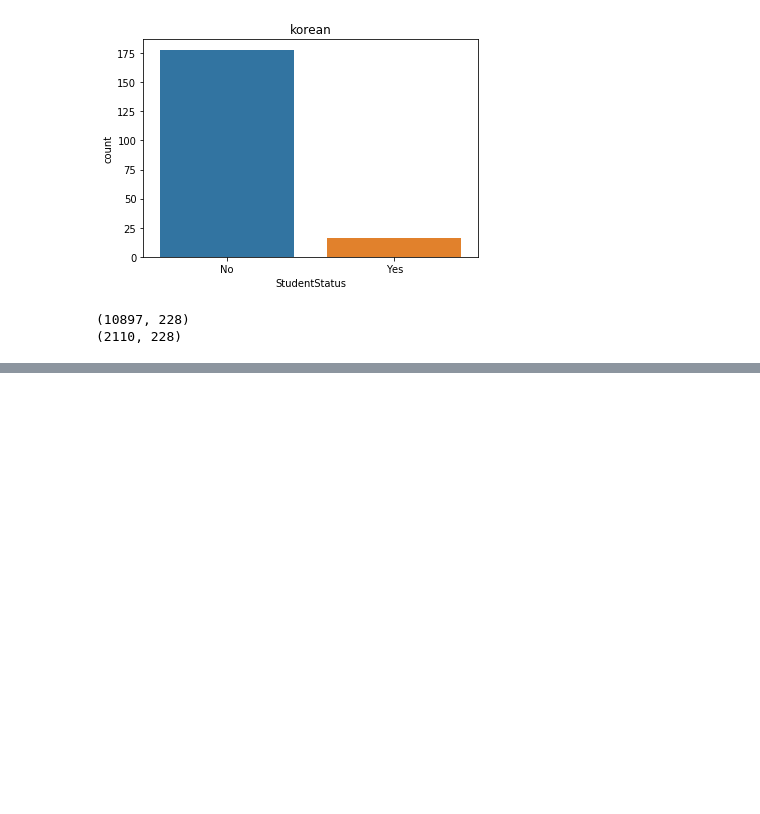
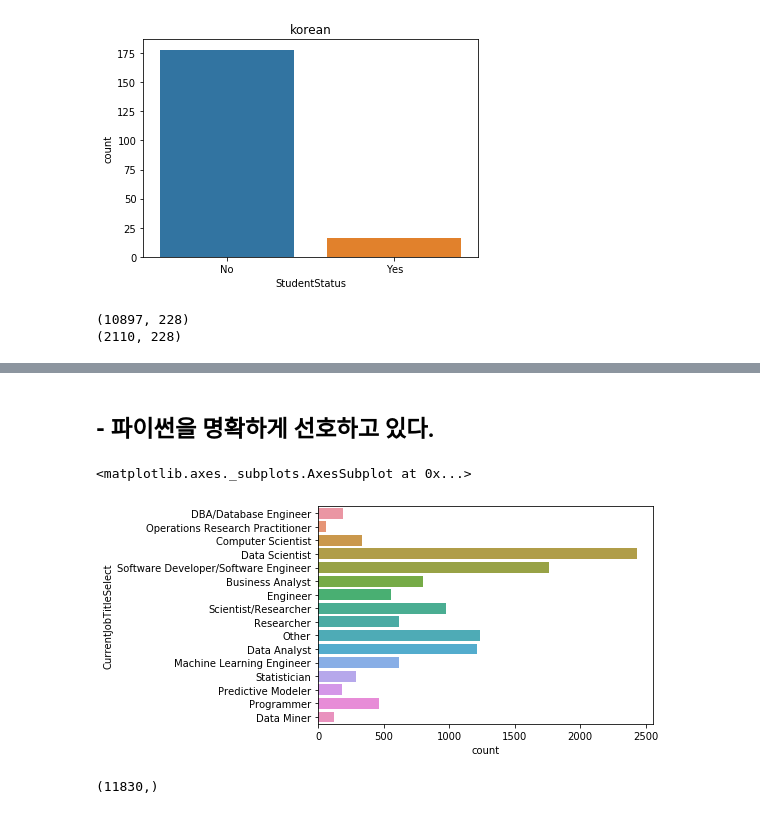
Before and after one commit to kyh5270/GwangyangDevelopersMeeting, a Jupyter notebook: [부스트코스] Kaggle 실습으로 배우는 데이터 사이언스/설문조사 응답 분석 실습.ipynb, the cells around one changed output, grey strips where cells are left out. Drawn from its saved outputs; the diff is of its cells as text; code cells hidden in the pictures; blank space fills up the shorter version.

```diff
--- a/[부스트코스] Kaggle 실습으로 배우는 데이터 사이언스/설문조사 응답 분석 실습.ipynb
+++ b/[부스트코스] Kaggle 실습으로 배우는 데이터 사이언스/설문조사 응답 분석 실습.ipynb
@@ -300,0 +308,13 @@ print(looking_for_job.shape)
+# %% [markdown]
+## - 파이썬을 명확하게 선호하고 있다.
+# %%
+# 현재 하고 있는 일
+sns.countplot(y=mcq['CurrentJobTitleSelect'])
+# %% [output]
+<matplotlib.axes._subplots.AxesSubplot at 0x...>
+[figure, added]
+# %%
+# 현재 하고 있는 일에 대한 전체 응답수
+mcq[mcq['CurrentJobTitleSelect'].notnull()]['CurrentJobTitleSelect'].shape
+# %% [output]
+(11830,)
```
Also changed, not shown: parts of 37 cells of this notebook, 2 other files.
